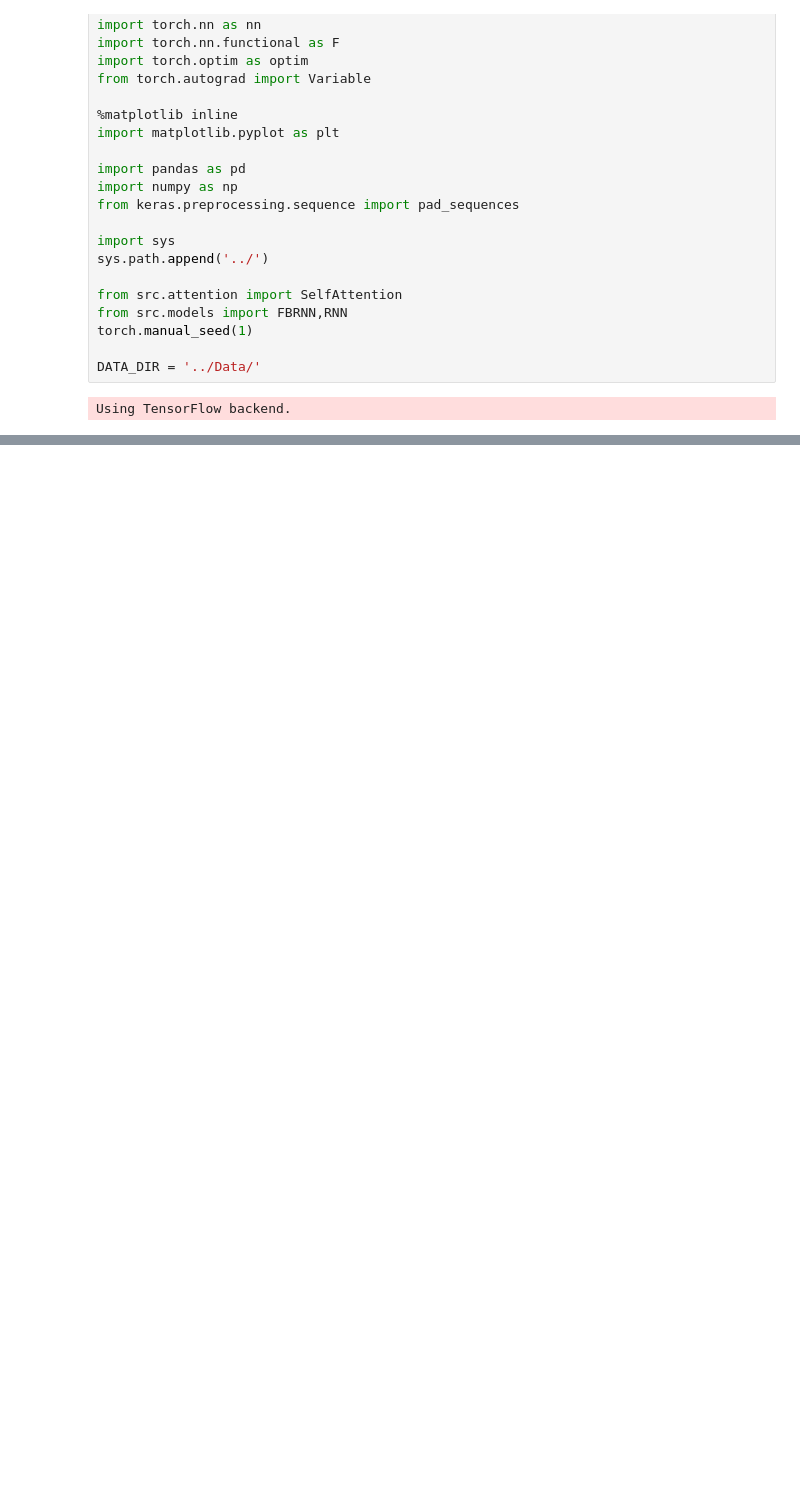
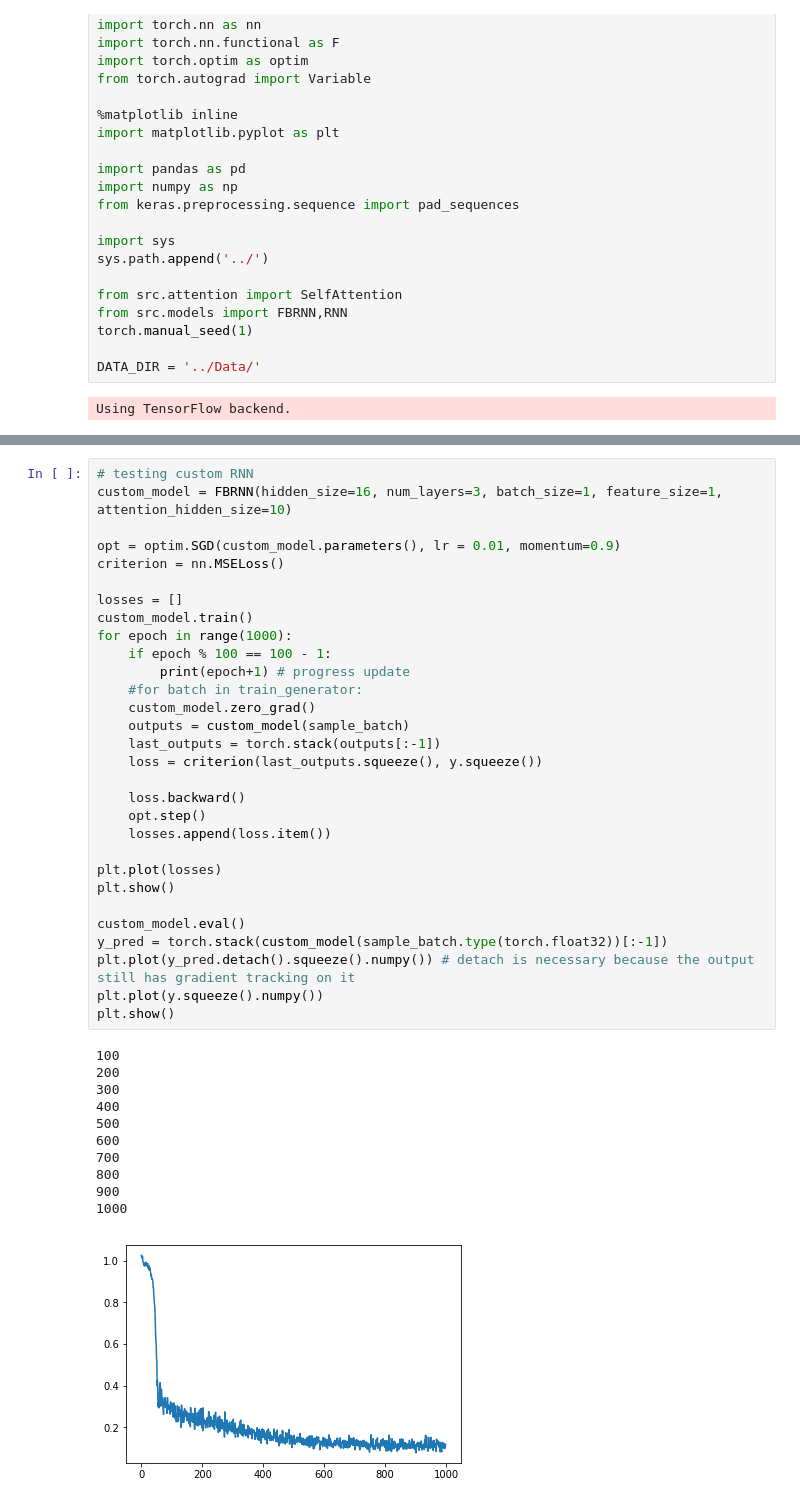
Before and after one commit to jordanott/FBRNN, a Jupyter notebook: Notebooks/FeedBackRNN.ipynb, the cells around one changed output, grey strips where cells are left out. Cells and saved outputs as stored; diff of their text form; blank space fills up the shorter version.

```diff
--- a/Notebooks/FeedBackRNN.ipynb
+++ b/Notebooks/FeedBackRNN.ipynb
@@ -80,0 +87,42 @@ plt.show()
+# %%
+# testing custom RNN
+custom_model = FBRNN(hidden_size=16, num_layers=3, batch_size=1, feature_size=1, attention_hidden_size=10)
+
+opt = optim.SGD(custom_model.parameters(), lr = 0.01, momentum=0.9)
+criterion = nn.MSELoss()
+
+losses = []
+custom_model.train()
+for epoch in range(1000):
+    if epoch % 100 == 100 - 1:
+        print(epoch+1) # progress update
+    #for batch in train_generator:
+    custom_model.zero_grad()
+    outputs = custom_model(sample_batch)
+    last_outputs = torch.stack(outputs[:-1])
+    loss = criterion(last_outputs.squeeze(), y.squeeze())
+
+    loss.backward()
+    opt.step()
+    losses.append(loss.item())
+
+plt.plot(losses)
+plt.show()
+
+custom_model.eval()
+y_pred = torch.stack(custom_model(sample_batch.type(torch.float32))[:-1])
+plt.plot(y_pred.detach().squeeze().numpy()) # detach is necessary because the output still has gradient tracking on it
+plt.plot(y.squeeze().numpy())
+plt.show()
+# %% [output]
+100
+200
+300
+400
+500
+600
+700
+800
+900
+1000
+[figure, added]
```
Also changed, not shown: parts of 8 cells of this notebook.
